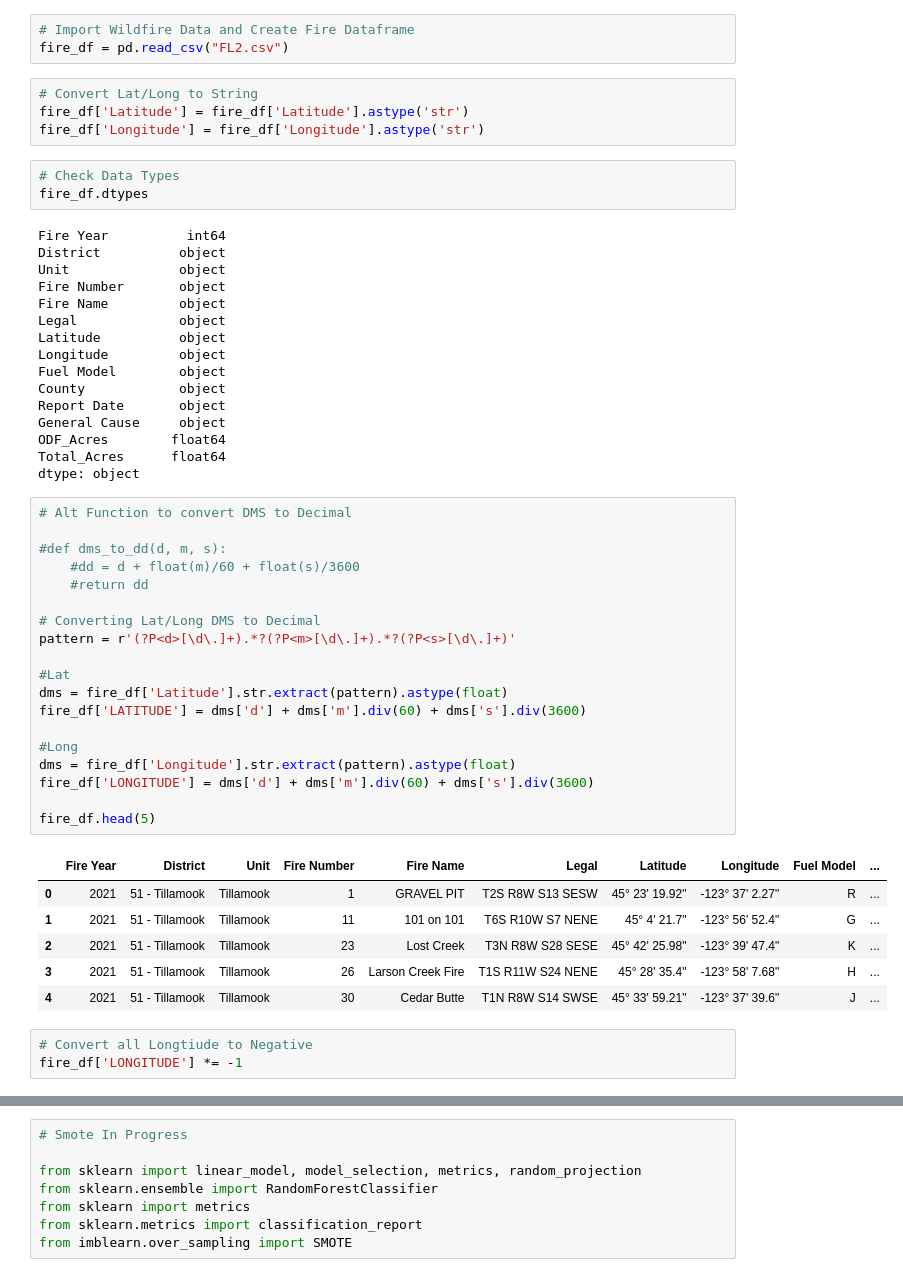
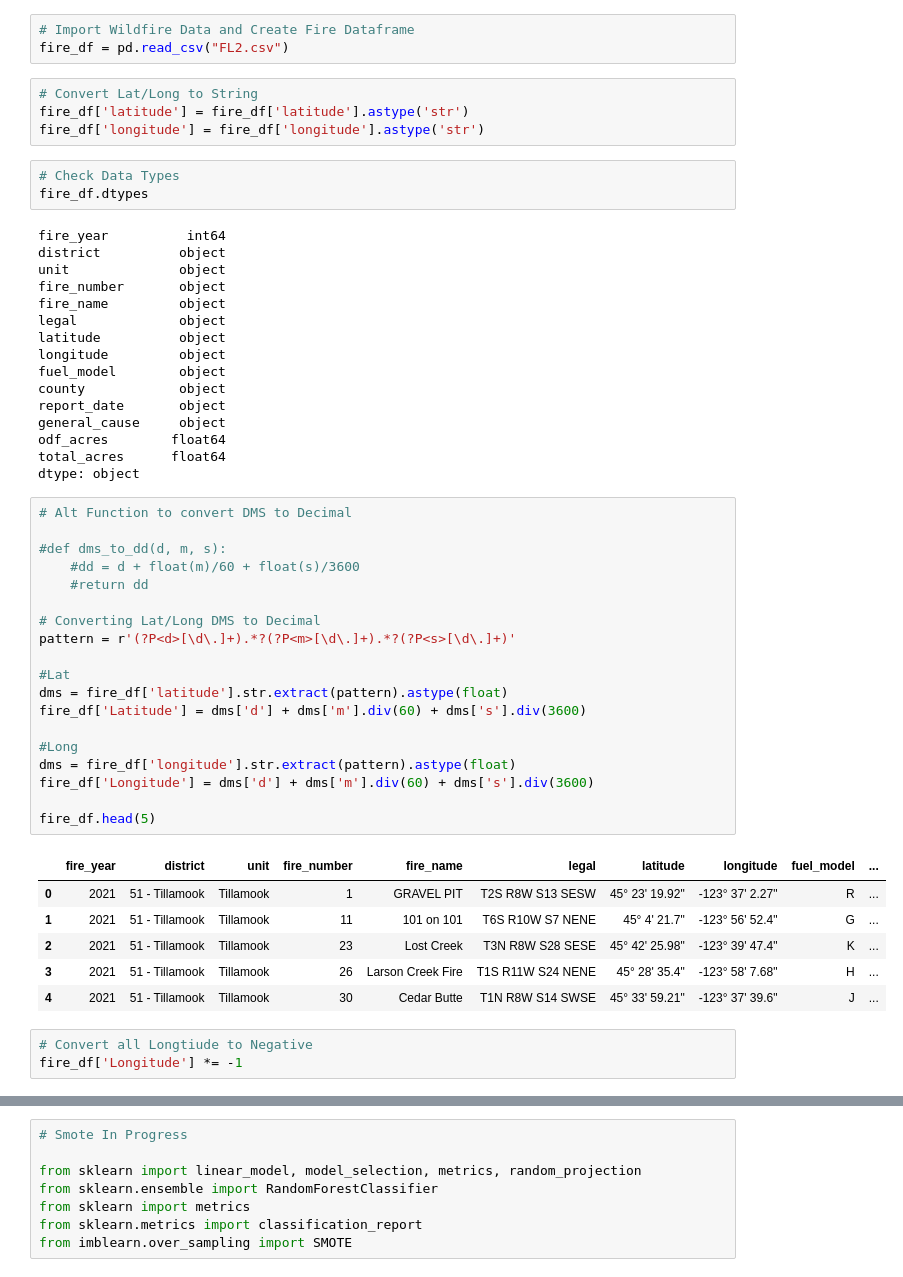
Before and after one commit to jisellejones/Predict_Wildfire_Spread, a Jupyter notebook: ML_Simple.ipynb, the cells around one changed output, grey strips where cells are left out. Cells and saved outputs as stored; diff of their text form.

```diff
--- a/ML_Simple.ipynb
+++ b/ML_Simple.ipynb
@@ -8,48 +8,48 @@ from sklearn.linear_model import LinearRegression
 fire_df = pd.read_csv("FL2.csv")
 # %%
 # Convert Lat/Long to String
-fire_df['Latitude'] = fire_df['Latitude'].astype('str')
-fire_df['Longitude'] = fire_df['Longitude'].astype('str')
+fire_df['latitude'] = fire_df['latitude'].astype('str')
+fire_df['longitude'] = fire_df['longitude'].astype('str')
 # %%
 # Check Data Types
 fire_df.dtypes
 # %% [output]
-Fire Year          int64
-District          object
-Unit              object
-Fire Number       object
-Fire Name         object
-Legal             object
-Latitude          object
-Longitude         object
-Fuel Model        object
-County            object
-Report Date       object
-General Cause     object
-ODF_Acres        float64
-Total_Acres      float64
+fire_year          int64
+district          object
+unit              object
+fire_number       object
+fire_name         object
+legal             object
+latitude          object
+longitude         object
+fuel_model        object
+county            object
+report_date       object
+general_cause     object
+odf_acres        float64
+total_acres      float64
 dtype: object
 # %%
 # Alt Function to convert DMS to Decimal
 
 #def dms_to_dd(d, m, s):
     #dd = d + float(m)/60 + float(s)/3600
     #return dd
 
 # Converting Lat/Long DMS to Decimal
 pattern = r'(?P<d>[\d\.]+).*?(?P<m>[\d\.]+).*?(?P<s>[\d\.]+)'
 
 #Lat
-dms = fire_df['Latitude'].str.extract(pattern).astype(float)
-fire_df['LATITUDE'] = dms['d'] + dms['m'].div(60) + dms['s'].div(3600)
+dms = fire_df['latitude'].str.extract(pattern).astype(float)
+fire_df['Latitude'] = dms['d'] + dms['m'].div(60) + dms['s'].div(3600)
 
 #Long
-dms = fire_df['Longitude'].str.extract(pattern).astype(float)
-fire_df['LONGITUDE'] = dms['d'] + dms['m'].div(60) + dms['s'].div(3600)
+dms = fire_df['longitude'].str.extract(pattern).astype(float)
+fire_df['Longitude'] = dms['d'] + dms['m'].div(60) + dms['s'].div(3600)
 
 fire_df.head(5)
 # %% [output]
-|  | Fire Year | District | Unit | Fire Number | Fire Name | Legal | Latitude | Longitude | Fuel Model | ... |
+|  | fire_year | district | unit | fire_number | fire_name | legal | latitude | longitude | fuel_model | ... |
 | 0 | 2021 | 51 - Tillamook | Tillamook | 1 | GRAVEL PIT | T2S R8W S13 SESW | 45° 23' 19.92" | -123° 37' 2.27" | R | ... |
 | 1 | 2021 | 51 - Tillamook | Tillamook | 11 | 101 on 101 | T6S R10W S7 NENE | 45° 4' 21.7" | -123° 56' 52.4" | G | ... |
 | 2 | 2021 | 51 - Tillamook | Tillamook | 23 | Lost Creek | T3N R8W S28 SESE | 45° 42' 25.98" | -123° 39' 47.4" | K | ... |
@@ -57,6 +57,6 @@ fire_df.head(5)
 | 4 | 2021 | 51 - Tillamook | Tillamook | 30 | Cedar Butte | T1N R8W S14 SWSE | 45° 33' 59.21" | -123° 37' 39.6" | J | ... |
 # %%
 # Convert all Longtiude to Negative
-fire_df['LONGITUDE'] *= -1
+fire_df['Longitude'] *= -1
 # %%
 # Drop DMS Lat/Long
```
Also changed, not shown: parts of 19 cells of this notebook, 1 other file.
